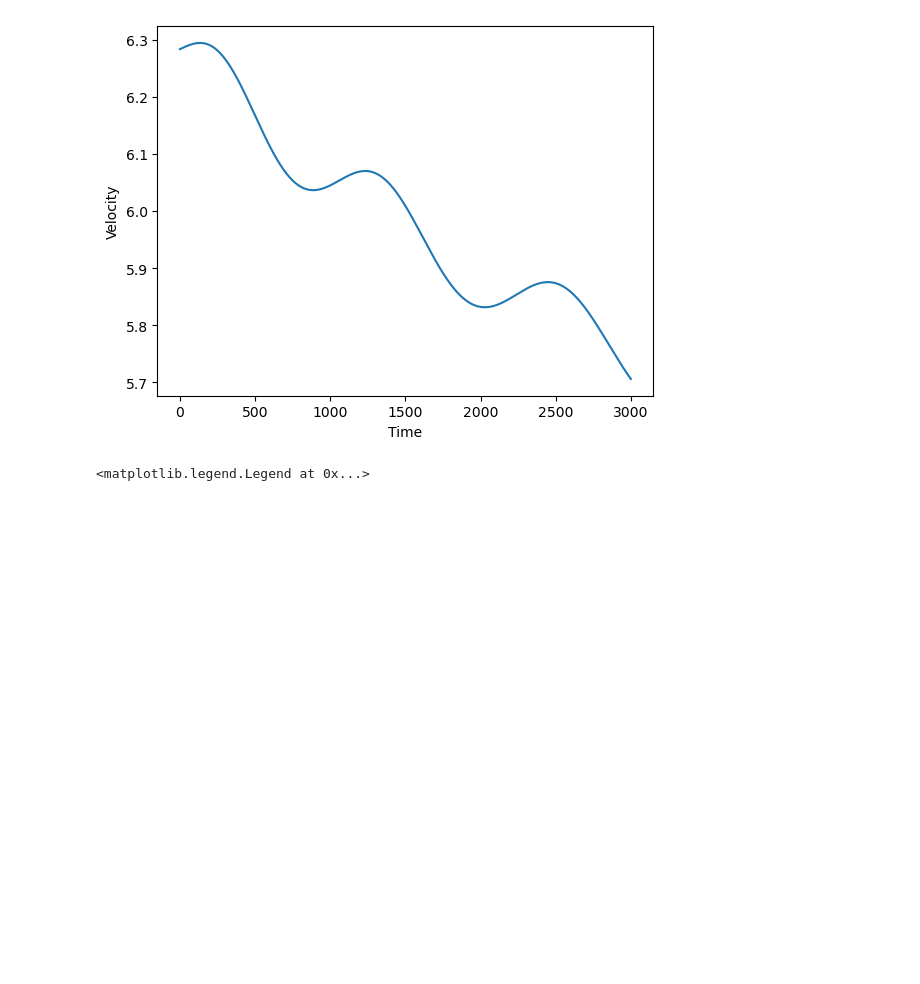
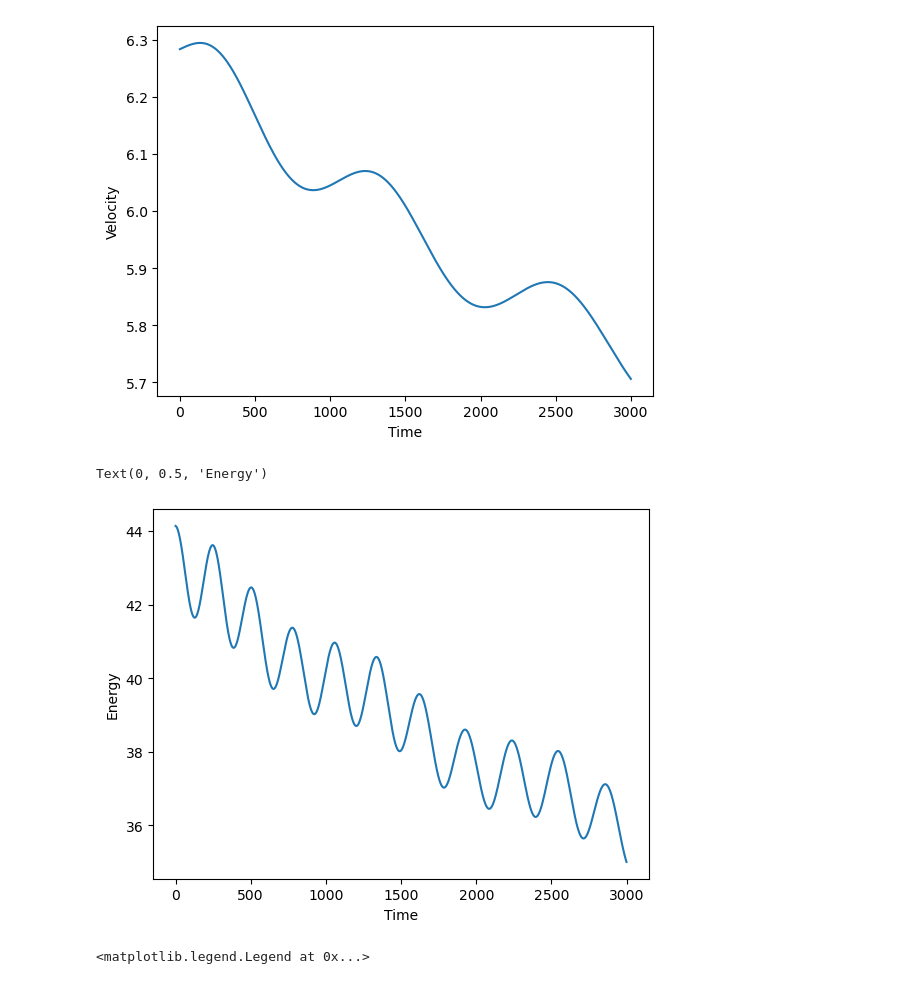
Before and after one commit to kparrine/Computational_Astro, a Jupyter notebook: C4/C4.ipynb, the cells around one changed output. Drawn from its saved outputs; the diff is of its cells as text; code cells hidden in the pictures; blank space fills up the shorter version.

```diff
--- a/C4/C4.ipynb
+++ b/C4/C4.ipynb
@@ -75,6 +83,13 @@ plt.ylabel("Velocity")
 # %% [output]
 Text(0, 0.5, 'Velocity')
 [figure]
+# %%
+plt.plot(steps, np.sqrt(ex**2+ey**2))
+plt.xlabel("Time")
+plt.ylabel("Energy")
+# %% [output]
+Text(0, 0.5, 'Energy')
+[figure, added]
 # %%
 #Leapfrog
 def Leapfrog(x,y,vx,vy,time,dt):
```
Also changed, not shown: parts of 10 cells of this notebook.
